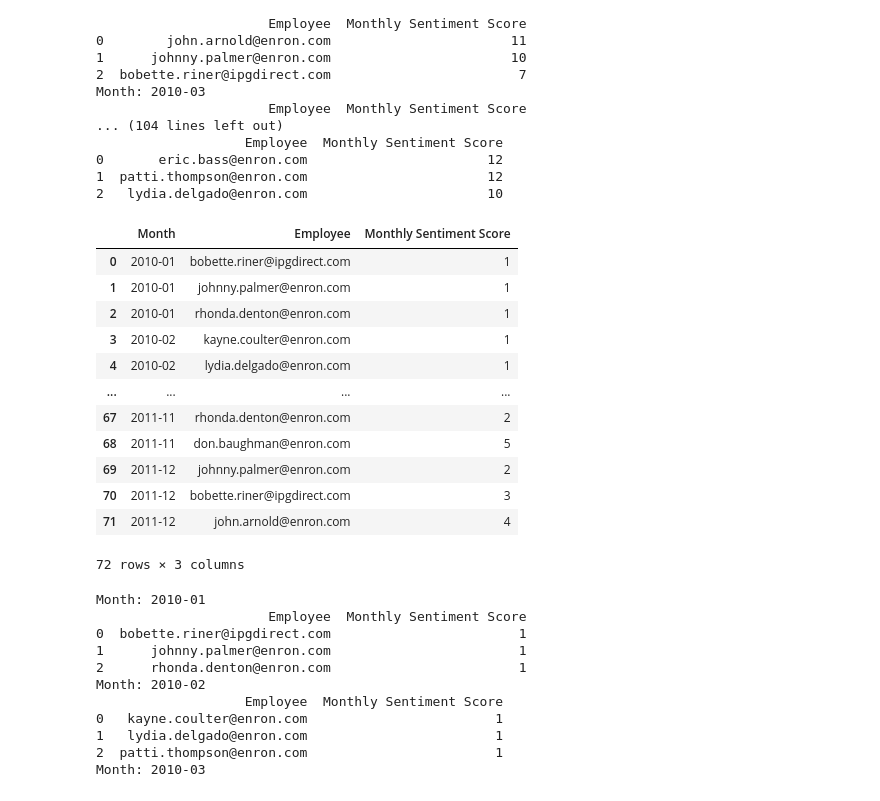
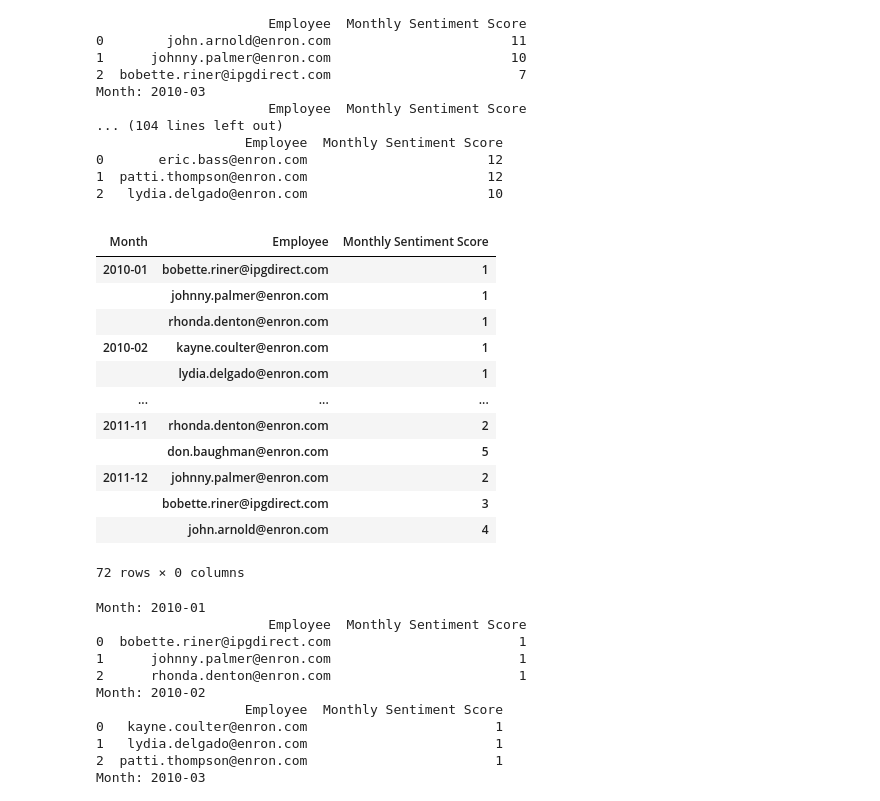
Before and after one commit to yenphglam/Final_Assessment, a Jupyter notebook: Analysis_Notebook.ipynb, the cells around one changed output. Drawn from its saved outputs; the diff is of its cells as text; code cells hidden in the pictures.

```diff
--- a/Analysis_Notebook.ipynb
+++ b/Analysis_Notebook.ipynb
@@ -292,21 +293,22 @@ Month: 2010-03
 # %%
 lowest_scores = monthly_scores.sort_values(by=['Month', 'Monthly Sentiment Score', 'Employee'], ascending=[True, True, True])
 top_three_lowest = lowest_scores.groupby('Month').head(3).reset_index(drop=True)
-top_three_lowest
+top_three_lowest.set_index(['Month', 'Employee', 'Monthly Sentiment Score'])
 # %% [output]
-|  | Month | Employee | Monthly Sentiment Score |
-| 0 | 2010-01 | bobette.riner@ipgdirect.com | 1 |
-| 1 | 2010-01 | johnny.palmer@enron.com | 1 |
-| 2 | 2010-01 | rhonda.denton@enron.com | 1 |
-| 3 | 2010-02 | kayne.coulter@enron.com | 1 |
-| 4 | 2010-02 | lydia.delgado@enron.com | 1 |
-| ... | ... | ... | ... |
-| 67 | 2011-11 | rhonda.denton@enron.com | 2 |
-| 68 | 2011-11 | don.baughman@enron.com | 5 |
-| 69 | 2011-12 | johnny.palmer@enron.com | 2 |
-| 70 | 2011-12 | bobette.riner@ipgdirect.com | 3 |
-| 71 | 2011-12 | john.arnold@enron.com | 4 |
+|  |  |  |
+| Month | Employee | Monthly Sentiment Score |
+| 2010-01 | bobette.riner@ipgdirect.com | 1 |
+|  | johnny.palmer@enron.com | 1 |
+|  | rhonda.denton@enron.com | 1 |
+| 2010-02 | kayne.coulter@enron.com | 1 |
+|  | lydia.delgado@enron.com | 1 |
+| ... | ... | ... |
+| 2011-11 | rhonda.denton@enron.com | 2 |
+|  | don.baughman@enron.com | 5 |
+| 2011-12 | johnny.palmer@enron.com | 2 |
+|  | bobette.riner@ipgdirect.com | 3 |
+|  | john.arnold@enron.com | 4 |
-72 rows × 3 columns
+72 rows × 0 columns
 # %%
 for month in top_three_lowest['Month'].unique() :
     print(f'Month: {month}')
```
Also changed, not shown: parts of 3 cells of this notebook.
